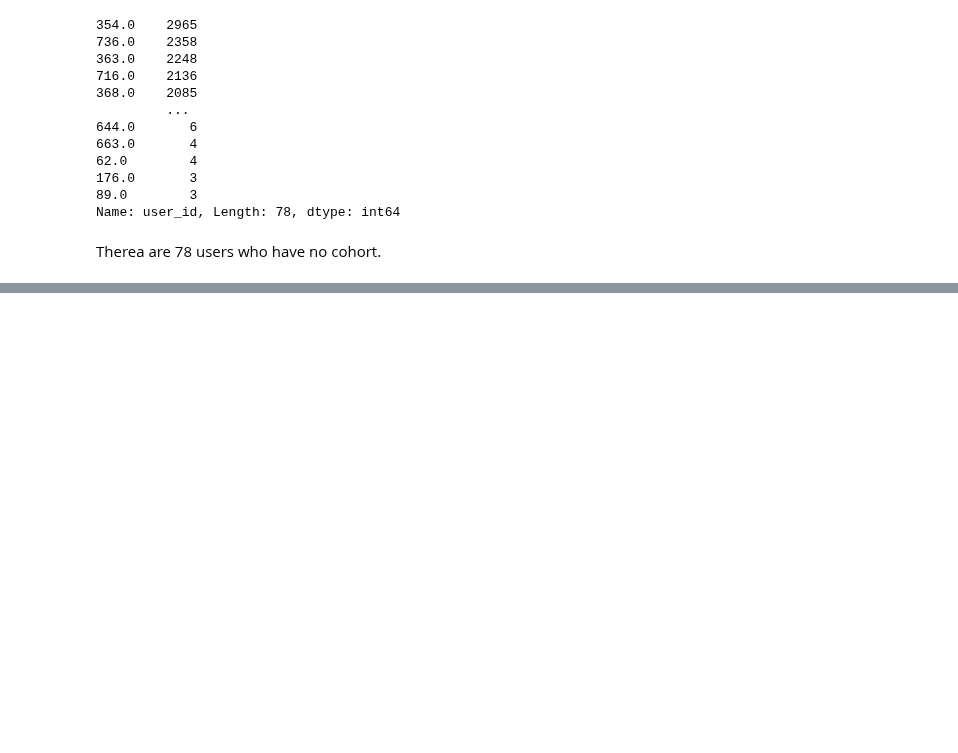
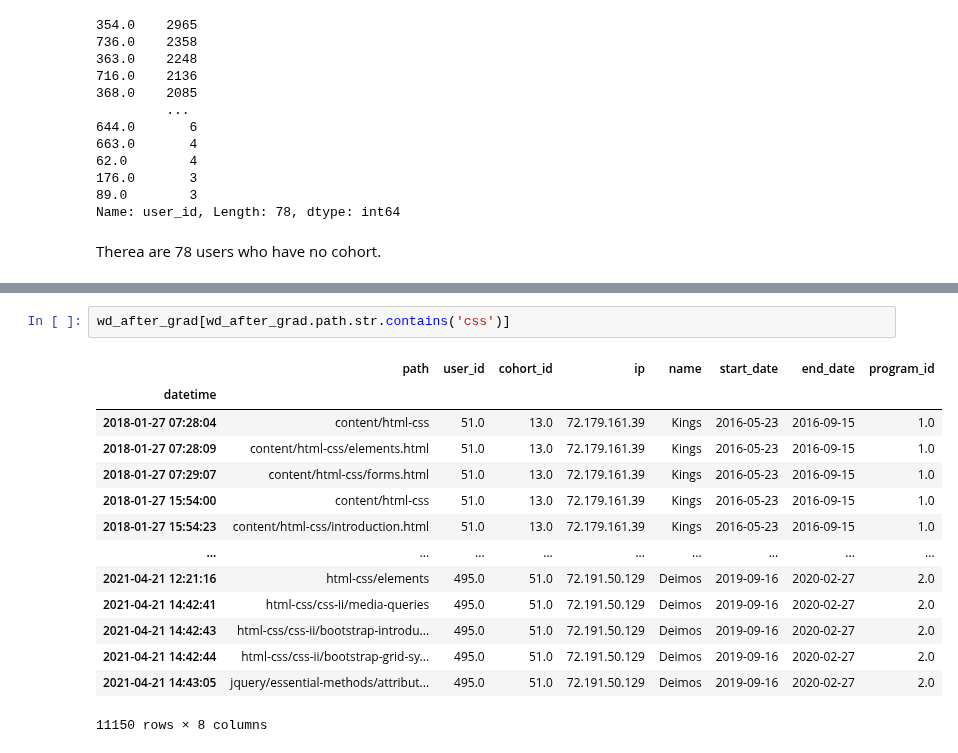
Before and after one commit to AACKV/anomaly_detection_project, a Jupyter notebook: andrew_working_notebook.ipynb, the cells around one changed output, grey strips where cells are left out. Cells and saved outputs as stored; diff of their text form; blank space fills up the shorter version.

```diff
--- a/andrew_working_notebook.ipynb
+++ b/andrew_working_notebook.ipynb
@@ -156,0 +477,17 @@ no_cohort
+# %%
+wd_after_grad[wd_after_grad.path.str.contains('css')]
+# %% [output]
+|  | path | user_id | cohort_id | ip | name | start_date | end_date | program_id |
+| datetime |  |  |  |  |  |  |  |  |
+| 2018-01-27 07:28:04 | content/html-css | 51.0 | 13.0 | 72.179.161.39 | Kings | 2016-05-23 | 2016-09-15 | 1.0 |
+| 2018-01-27 07:28:09 | content/html-css/elements.html | 51.0 | 13.0 | 72.179.161.39 | Kings | 2016-05-23 | 2016-09-15 | 1.0 |
+| 2018-01-27 07:29:07 | content/html-css/forms.html | 51.0 | 13.0 | 72.179.161.39 | Kings | 2016-05-23 | 2016-09-15 | 1.0 |
+| 2018-01-27 15:54:00 | content/html-css | 51.0 | 13.0 | 72.179.161.39 | Kings | 2016-05-23 | 2016-09-15 | 1.0 |
+| 2018-01-27 15:54:23 | content/html-css/introduction.html | 51.0 | 13.0 | 72.179.161.39 | Kings | 2016-05-23 | 2016-09-15 | 1.0 |
+| ... | ... | ... | ... | ... | ... | ... | ... | ... |
+| 2021-04-21 12:21:16 | html-css/elements | 495.0 | 51.0 | 72.191.50.129 | Deimos | 2019-09-16 | 2020-02-27 | 2.0 |
+| 2021-04-21 14:42:41 | html-css/css-ii/media-queries | 495.0 | 51.0 | 72.191.50.129 | Deimos | 2019-09-16 | 2020-02-27 | 2.0 |
+| 2021-04-21 14:42:43 | html-css/css-ii/bootstrap-introdu... | 495.0 | 51.0 | 72.191.50.129 | Deimos | 2019-09-16 | 2020-02-27 | 2.0 |
+| 2021-04-21 14:42:44 | html-css/css-ii/bootstrap-grid-sy... | 495.0 | 51.0 | 72.191.50.129 | Deimos | 2019-09-16 | 2020-02-27 | 2.0 |
+| 2021-04-21 14:43:05 | jquery/essential-methods/attribut... | 495.0 | 51.0 | 72.191.50.129 | Deimos | 2019-09-16 | 2020-02-27 | 2.0 |
+11150 rows × 8 columns
```
Also changed, not shown: parts of 58 cells of this notebook.
